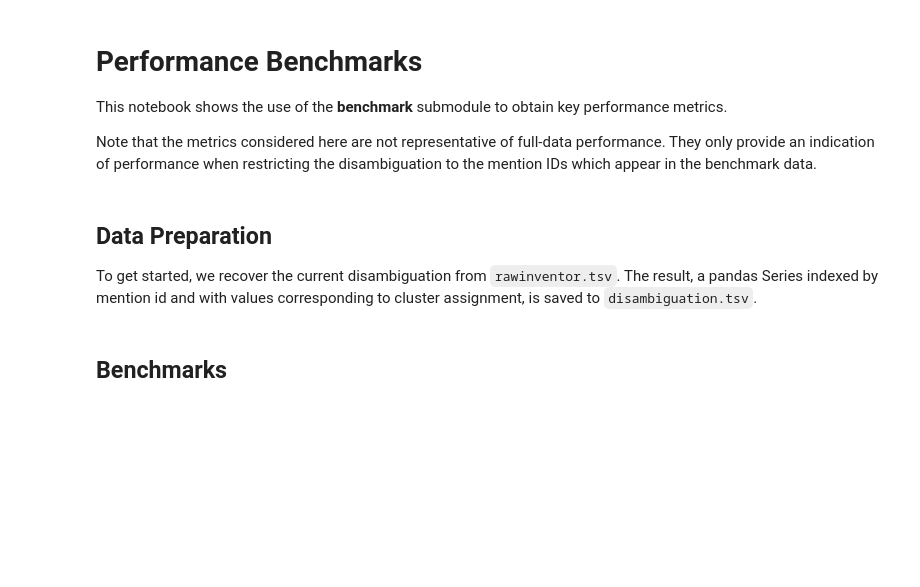
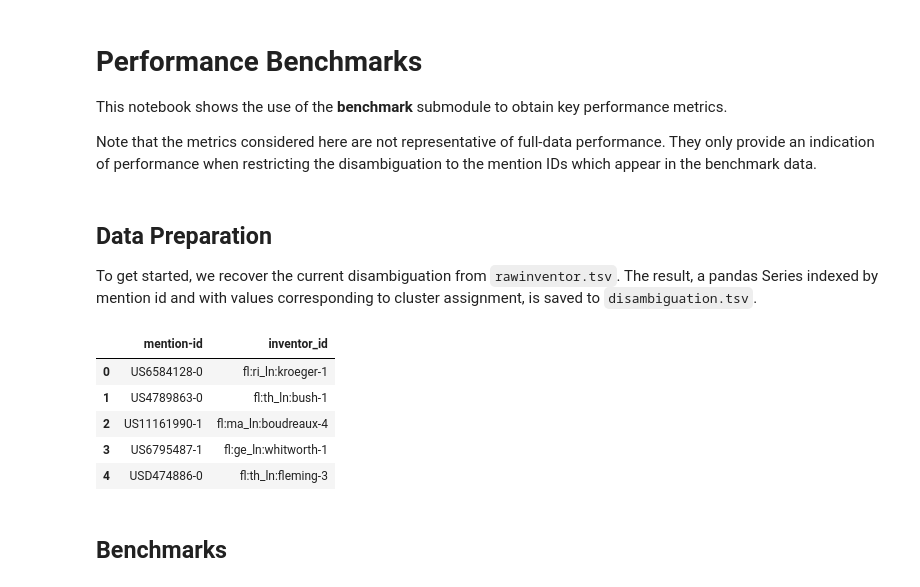
Before and after one commit to PatentsView/PatentsView-Evaluation, a Jupyter notebook: docs/source/examples/benchmark/report.ipynb, the cells around one changed output. Cells and saved outputs as stored; diff of their text form; code cells hidden in the pictures; blank space fills up the shorter version.

```diff
--- a/docs/source/examples/benchmark/report.ipynb
+++ b/docs/source/examples/benchmark/report.ipynb
@@ -11,24 +11,33 @@ To get started, we recover the current disambiguation from `rawinventor.tsv`. Th
 # %%
 import pandas as pd
 
 import wget
 import zipfile
 import os
 
 import plotly.io as pio
 pio.templates.default = "plotly_white" # Set plotly theme
 
 if not os.path.isfile("rawinventor.tsv"):
     wget.download("https://s3.amazonaws.com/data.patentsview.org/download/rawinventor.tsv.zip")
     with zipfile.ZipFile("rawinventor.tsv.zip", 'r') as zip_ref:
         zip_ref.extractall(".")
     os.remove("rawinventor.tsv.zip")
 
 if not os.path.isfile("disambiguation.tsv"):
     rawinventor = pd.read_csv("rawinventor.tsv", sep="\t")
     rawinventor["mention-id"] = "US" + rawinventor.patent_id.astype(str) + "-" + rawinventor.sequence.astype(str)
     rawinventor[["mention-id", "inventor_id"]].to_csv("disambiguation.tsv", sep="\t", index=False)
     del(rawinventor)
+
+pd.read_csv("disambiguation.tsv", sep="\t", nrows=5)
+# %% [output]
+|  | mention-id | inventor_id |
+| 0 | US6584128-0 | fl:ri_ln:kroeger-1 |
+| 1 | US4789863-0 | fl:th_ln:bush-1 |
+| 2 | US11161990-1 | fl:ma_ln:boudreaux-4 |
+| 3 | US6795487-1 | fl:ge_ln:whitworth-1 |
+| 4 | USD474886-0 | fl:th_ln:fleming-3 |
 # %% [markdown]
 ## Benchmarks
 # %% [markdown]
```
Also changed, not shown: 21 other files.
